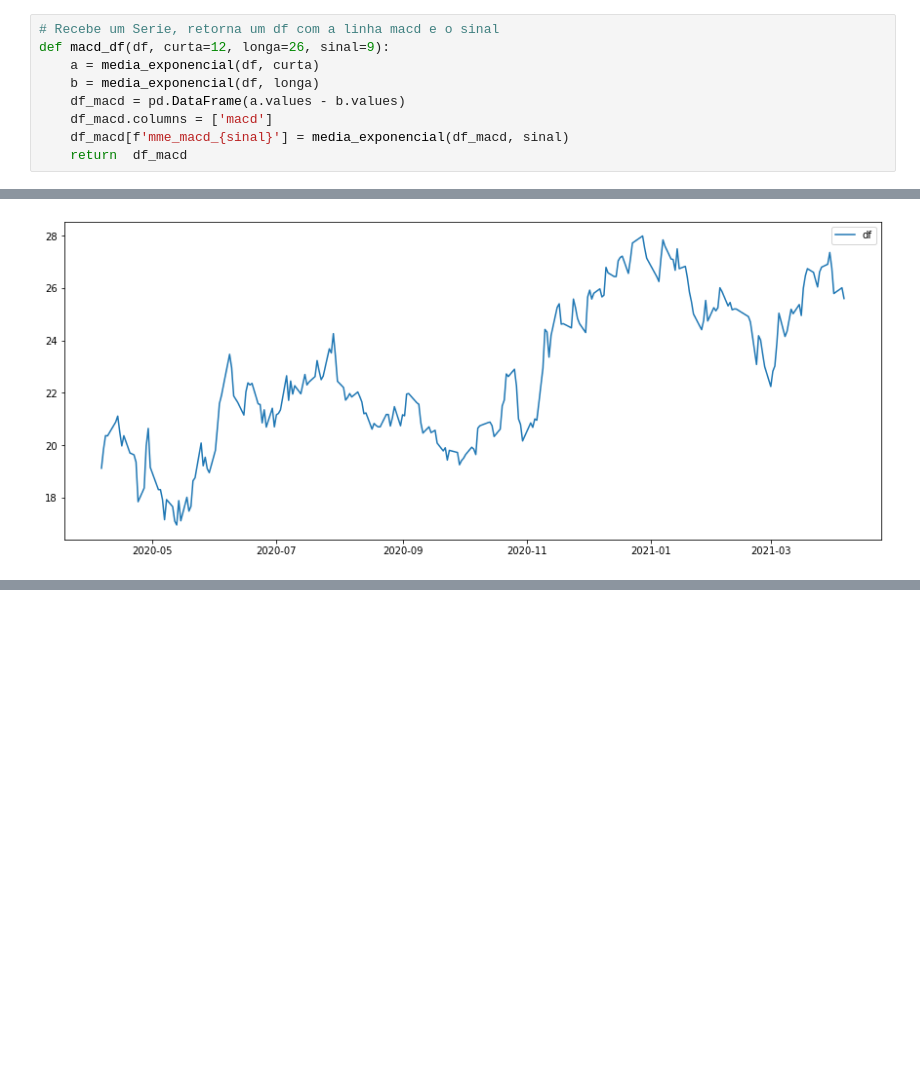
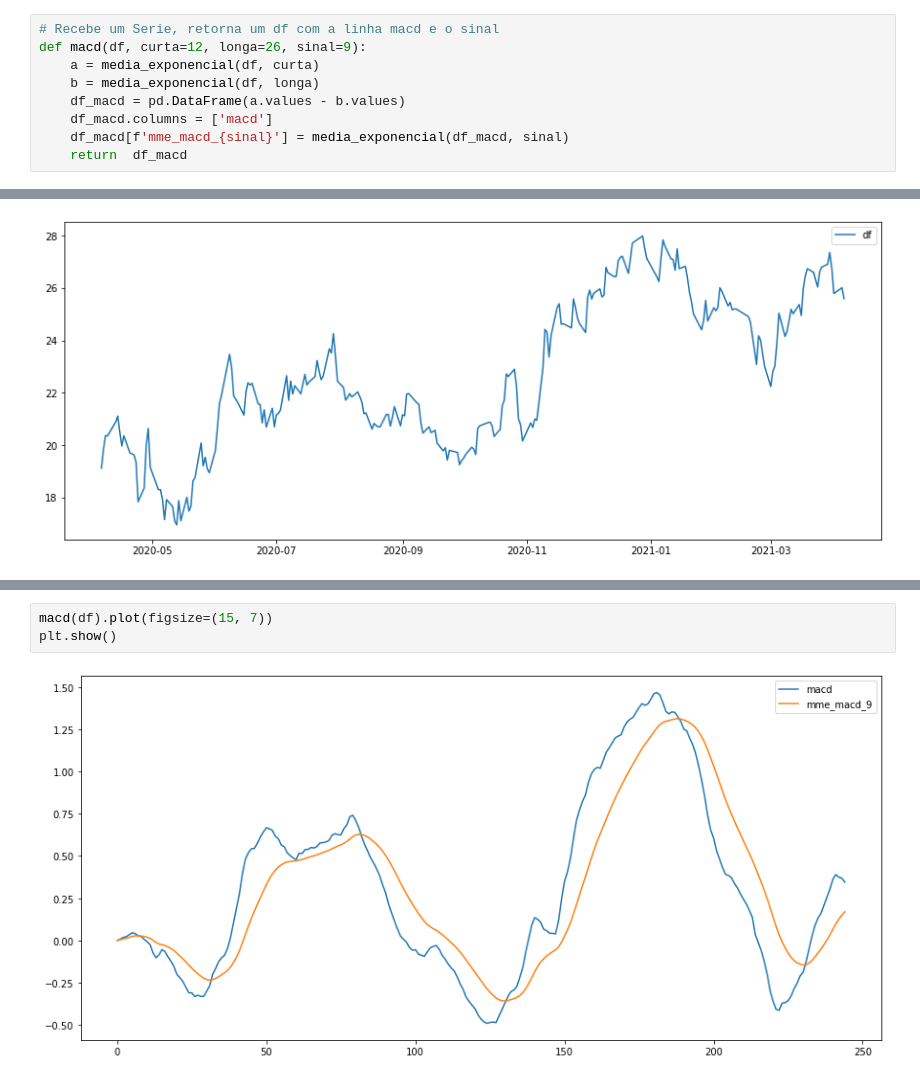
Before and after one commit to DeykyPinheiro/octopus, a Jupyter notebook: notebook_testes.ipynb, the cells around one changed output, grey strips where cells are left out. Drawn from its saved outputs; the diff is of its cells as text; blank space fills up the shorter version.

```diff
--- a/notebook_testes.ipynb
+++ b/notebook_testes.ipynb
@@ -30,7 +30,7 @@ def media_exponencial(df, periodos=10):
     return df_mme
 # %%
 # Recebe um Serie, retorna um df com a linha macd e o sinal
-def macd_df(df, curta=12, longa=26, sinal=9):
+def macd(df, curta=12, longa=26, sinal=9):
     a = media_exponencial(df, curta)
     b = media_exponencial(df, longa)
     df_macd = pd.DataFrame(a.values - b.values)
@@ -60,0 +60,5 @@ df_completo = pd.concat([df, a, b], axis=1)
+# %%
+macd(df).plot(figsize=(15, 7))
+plt.show()
+# %% [output]
+[figure, added]
```
Also changed, not shown: parts of 4 cells of this notebook, 2 other files.
